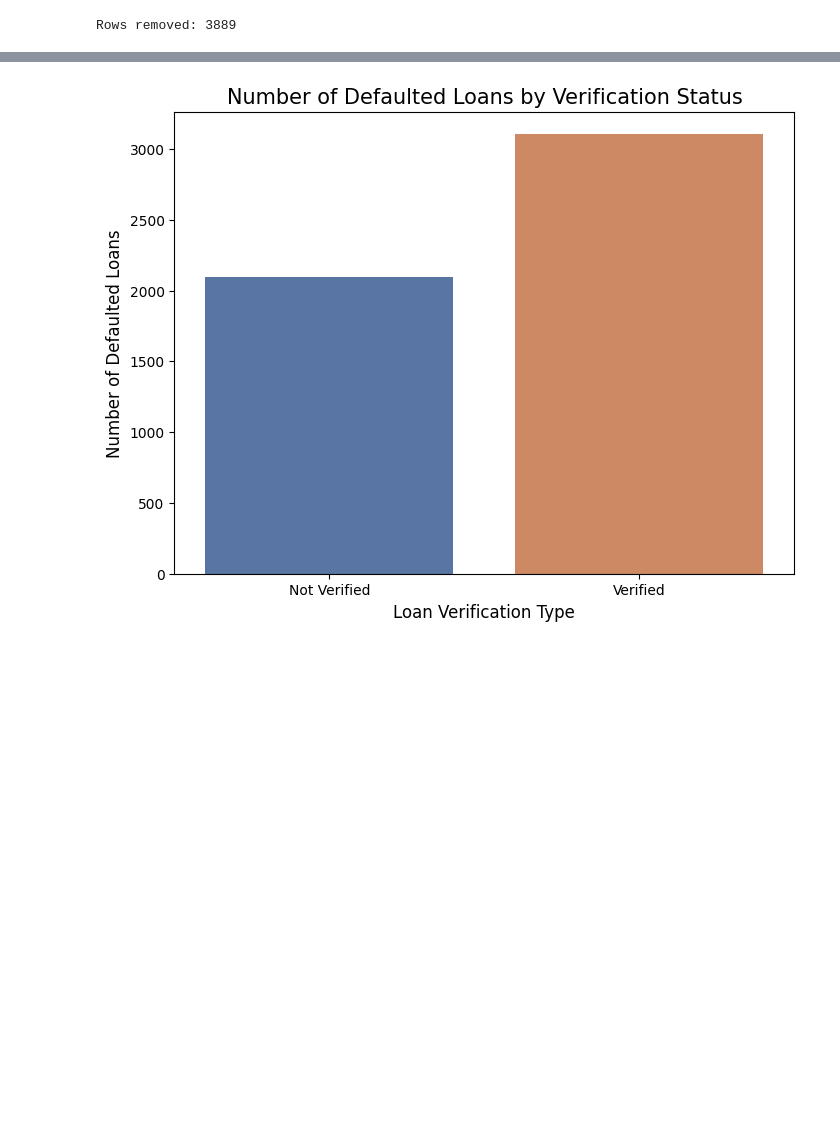
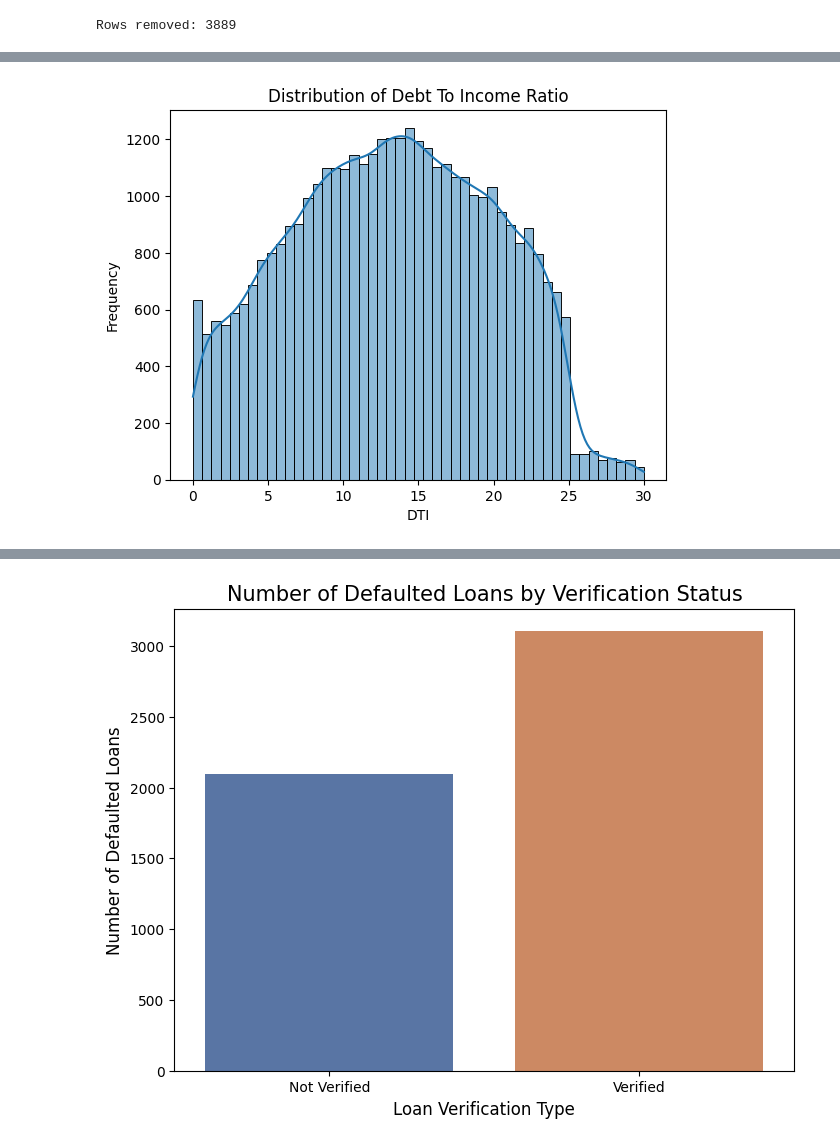
Before and after one commit to sunkarasireesha/LendingClubCaseStudy, a Jupyter notebook: SireeshaSunkara.ipynb, the cells around one changed output, grey strips where cells are left out. Cells and saved outputs as stored; diff of their text form; code cells hidden in the pictures; blank space fills up the shorter version.

```diff
--- a/SireeshaSunkara.ipynb
+++ b/SireeshaSunkara.ipynb
@@ -161,0 +376,9 @@ Rows removed: 3889
+# %%
+### Distribution of Debt To Income Ratio
+sns.histplot(data = df_clean, x = 'dti', kde = True)
+plt.title("Distribution of Debt To Income Ratio")
+plt.xlabel('DTI')
+plt.ylabel('Frequency')
+plt.show()
+# %% [output]
+[figure, added]
```
Also changed, not shown: parts of 54 cells of this notebook, 1 other file.
